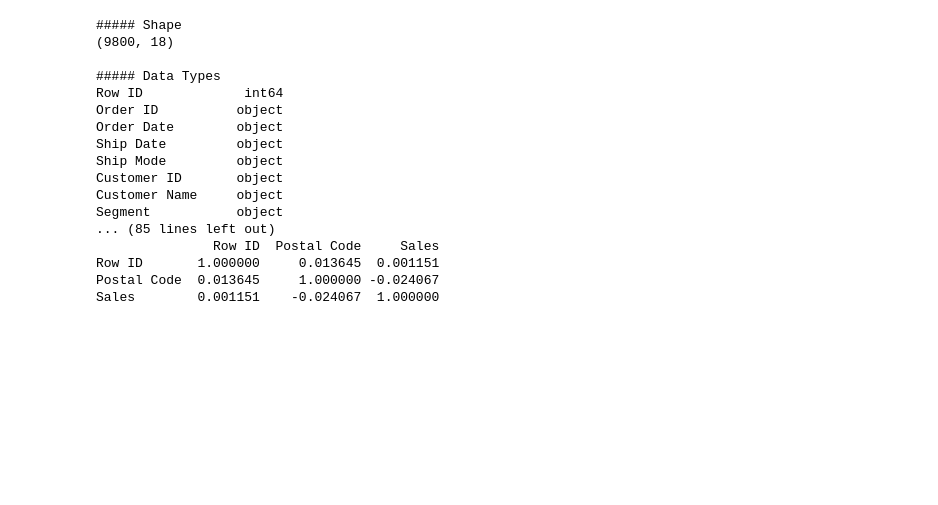
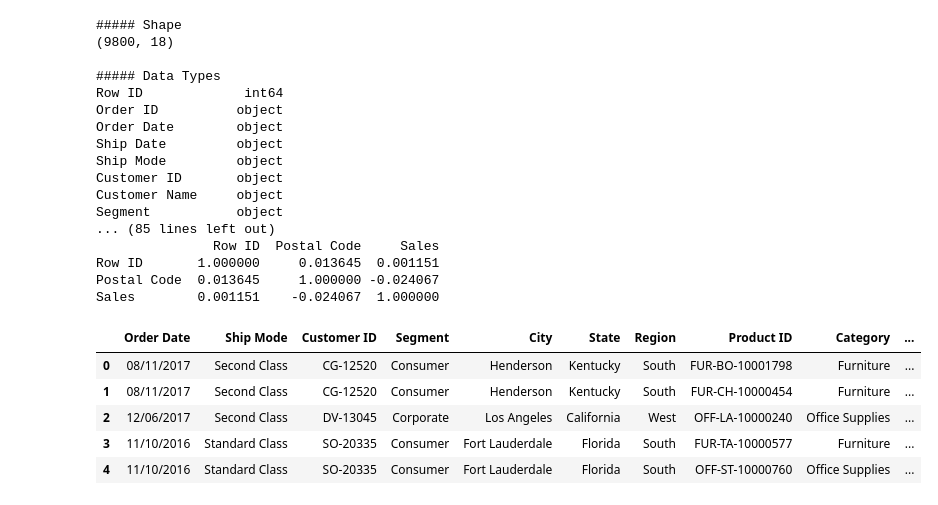
Before and after one commit to sandhrabijoy/Pytorch-and-ML-learning, a Jupyter notebook: ARIMA_SARIMA_&_FBPROPHET.ipynb, the cells around one changed output. Drawn from its saved outputs; the diff is of its cells as text; code cells hidden in the pictures; blank space fills up the shorter version.

Commit message:
dropping the unnecessary columns

```diff
--- a/ARIMA_SARIMA_&_FBPROPHET.ipynb
+++ b/ARIMA_SARIMA_&_FBPROPHET.ipynb
@@ -116,5 +116,15 @@ Segment           object
 Row ID       1.000000     0.013645  0.001151
 Postal Code  0.013645     1.000000 -0.024067
 Sales        0.001151    -0.024067  1.000000
+# %%
+df=df.drop(columns=["Row ID","Order ID", "Ship Date", "Customer Name", "Country", "Postal Code", "Product Name"])
+df.head()
+# %% [output]
+|  | Order Date | Ship Mode | Customer ID | Segment | City | State | Region | Product ID | Category | ... |
+| 0 | 08/11/2017 | Second Class | CG-12520 | Consumer | Henderson | Kentucky | South | FUR-BO-10001798 | Furniture | ... |
+| 1 | 08/11/2017 | Second Class | CG-12520 | Consumer | Henderson | Kentucky | South | FUR-CH-10000454 | Furniture | ... |
+| 2 | 12/06/2017 | Second Class | DV-13045 | Corporate | Los Angeles | California | West | OFF-LA-10000240 | Office Supplies | ... |
+| 3 | 11/10/2016 | Standard Class | SO-20335 | Consumer | Fort Lauderdale | Florida | South | FUR-TA-10000577 | Furniture | ... |
+| 4 | 11/10/2016 | Standard Class | SO-20335 | Consumer | Fort Lauderdale | Florida | South | OFF-ST-10000760 | Office Supplies | ... |
 # %%
 ()
```
